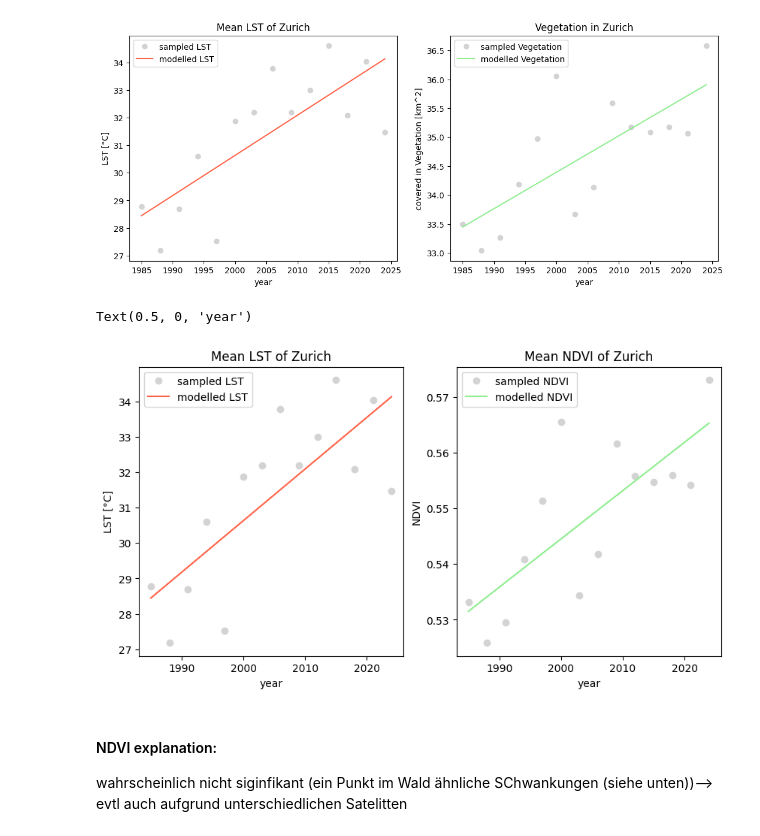
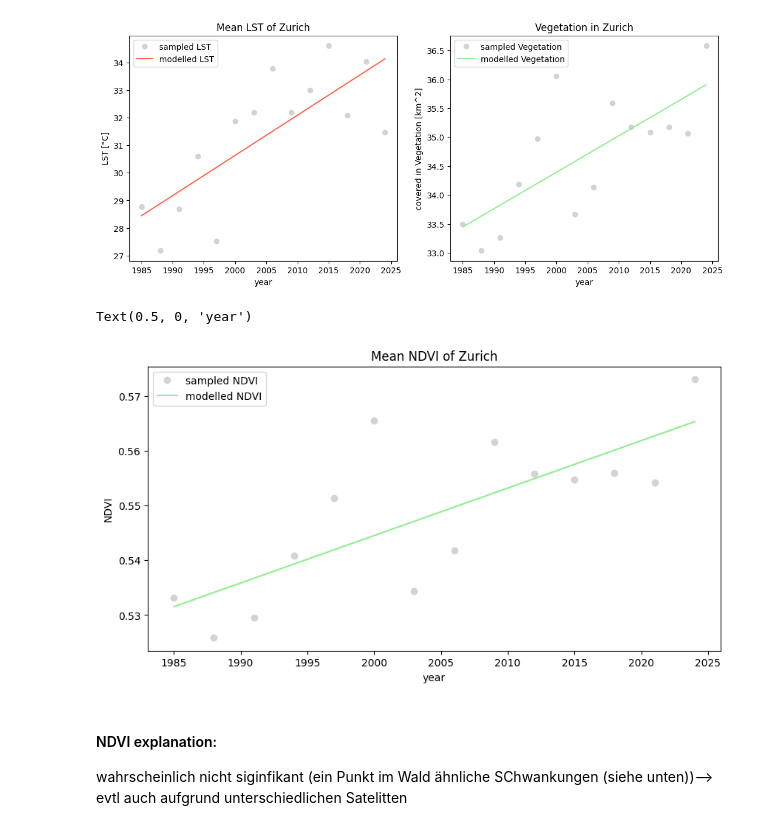
Before and after one commit to MinaKimBebi/Urban_Heat_Zurich_sds210_mbebi, a Jupyter notebook: notebooks/heattrends_in_Zurich.ipynb, the cells around one changed output. Saved outputs shown, nothing was run; the diff lists cells and outputs as text; code cells hidden in the pictures.

```diff
--- a/notebooks/heattrends_in_Zurich.ipynb
+++ b/notebooks/heattrends_in_Zurich.ipynb
@@ -177,36 +175,25 @@ Text(0.5, 0, 'year')
 # %%
 # change in overall NDVI
 
 
 NDVI_mean = NDVI.mean(dim =["x","y"])
 
 NDVI_mean_fit = NDVI_mean.polyfit(dim = "time", deg = 1)
 NDVI_mean_trend_line = xr.polyval(NDVI_mean.time, NDVI_mean_fit.polyfit_coefficients)
 
-# change in overall LST
-LST_mean = LST.mean(dim =["x","y"])
-LST_mean_fit = LST_mean.polyfit(dim = "time", deg = 1)
-LST_mean_trend_line = xr.polyval(LST_mean.time, LST_mean_fit.polyfit_coefficients)
+#plotting
+fig, ax = plt.subplots(figsize = (10,5))
 
-#plotting
-fig, ax = plt.subplots(1,2, figsize = (10,5))
 
-LST_mean.plot(ax = ax[0],marker = "o", ls= "", label = "sampled LST", color = "lightgrey")
-LST_mean_trend_line.plot(ax = ax[0], label = "modelled LST", color = "tomato")
-ax[0].set_title("Mean LST of Zurich")
-ax[0].legend()
-ax[0].set_ylabel("LST [°C]")
-ax[0].set_xlabel("year")
-
-NDVI_mean.plot(ax = ax[1], marker = "o", ls = "", label = "sampled NDVI", color = "lightgrey")
-NDVI_mean_trend_line.plot(ax= ax[1], label = "modelled NDVI", color = "lightgreen")
-ax[1].set_title("Mean NDVI of Zurich")
-ax[1].legend()
-ax[1].set_ylabel("NDVI")
-ax[1].set_xlabel("year")
+NDVI_mean.plot(ax = ax, marker = "o", ls = "", label = "sampled NDVI", color = "lightgrey")
+NDVI_mean_trend_line.plot(ax= ax, label = "modelled NDVI", color = "lightgreen")
+ax.set_title("Mean NDVI of Zurich")
+ax.legend()
+ax.set_ylabel("NDVI")
+ax.set_xlabel("year")
 # %% [output]
 Text(0.5, 0, 'year')
-[figure, old version]
+[figure, new version]
 # %% [markdown]
 #### NDVI explanation:
 wahrscheinlich nicht siginfikant (ein Punkt im Wald ähnliche SChwankungen (siehe unten))--> evtl auch aufgrund unterschiedlichen Satelitten
```
Also changed, not shown: parts of 10 cells of this notebook.
